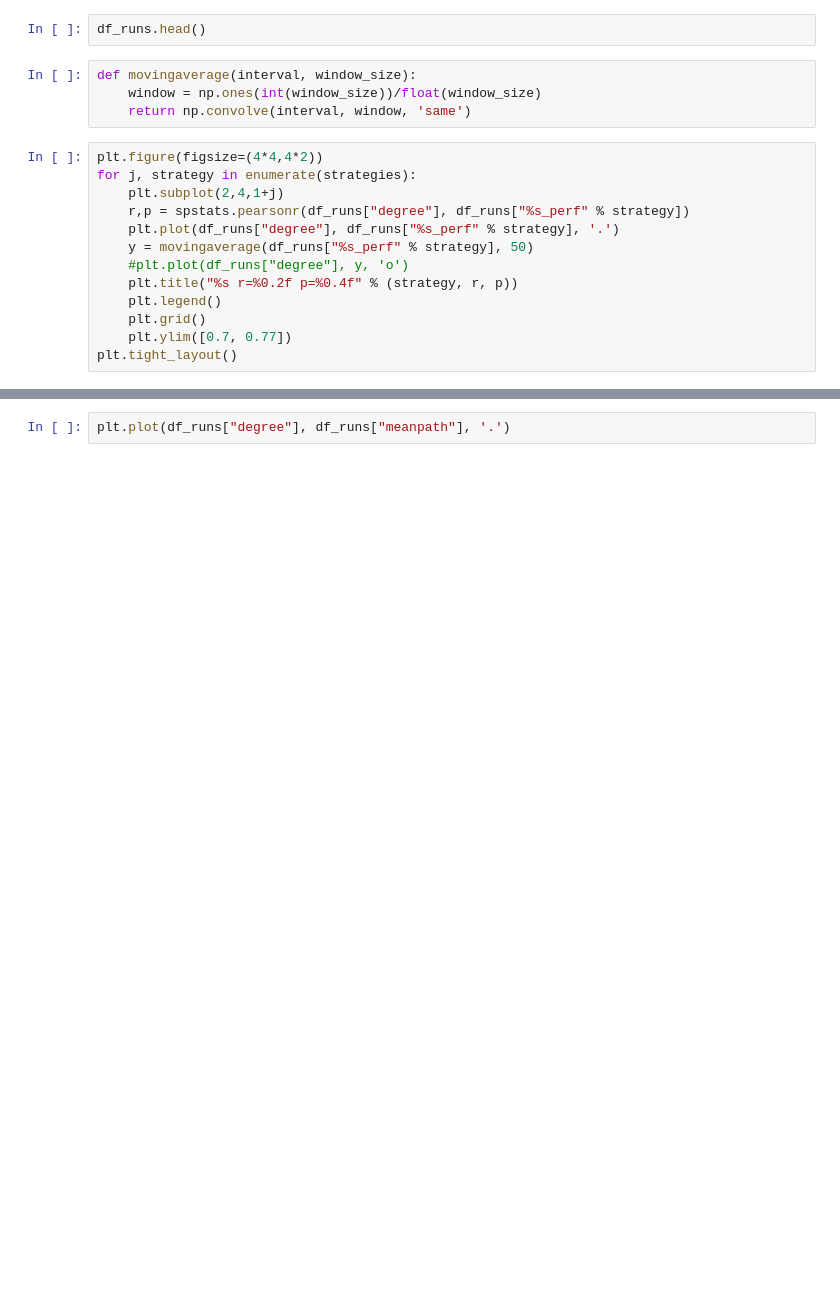
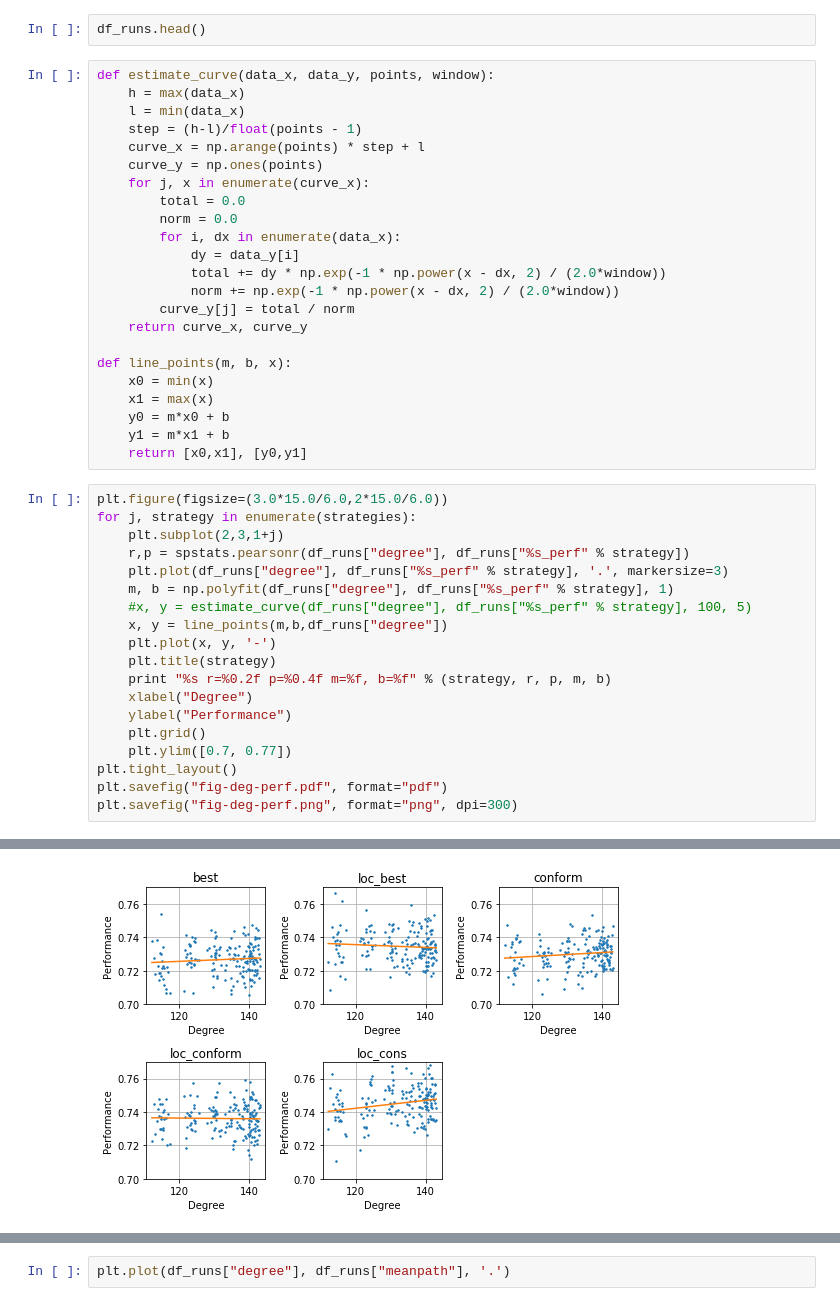
Before and after one commit to elplatt/NK-Net-Learn, a Jupyter notebook: Plot NK Network.ipynb, the cells around one changed output, grey strips where cells are left out. Drawn from its saved outputs; the diff is of its cells as text; blank space fills up the shorter version.

```diff
--- a/Plot NK Network.ipynb
+++ b/Plot NK Network.ipynb
@@ -145,19 +160,45 @@ plt.savefig("fig-val-iter.pdf", format="pdf")
 # %%
 df_runs.head()
-# %%
-def movingaverage(interval, window_size):
-    window = np.ones(int(window_size))/float(window_size)
-    return np.convolve(interval, window, 'same')
+# %%
+def estimate_curve(data_x, data_y, points, window):
+    h = max(data_x)
+    l = min(data_x)
+    step = (h-l)/float(points - 1)
+    curve_x = np.arange(points) * step + l
+    curve_y = np.ones(points)
+    for j, x in enumerate(curve_x):
+        total = 0.0
+        norm = 0.0
+        for i, dx in enumerate(data_x):
+            dy = data_y[i]
+            total += dy * np.exp(-1 * np.power(x - dx, 2) / (2.0*window))
+            norm += np.exp(-1 * np.power(x - dx, 2) / (2.0*window))
+        curve_y[j] = total / norm
+    return curve_x, curve_y
+
+def line_points(m, b, x):
+    x0 = min(x)
+    x1 = max(x)
+    y0 = m*x0 + b
+    y1 = m*x1 + b
+    return [x0,x1], [y0,y1]
 # %%
-plt.figure(figsize=(4*4,4*2))
+plt.figure(figsize=(3.0*15.0/6.0,2*15.0/6.0))
 for j, strategy in enumerate(strategies):
-    plt.subplot(2,4,1+j)
+    plt.subplot(2,3,1+j)
     r,p = spstats.pearsonr(df_runs["degree"], df_runs["%s_perf" % strategy])
-    plt.plot(df_runs["degree"], df_runs["%s_perf" % strategy], '.')
-    y = movingaverage(df_runs["%s_perf" % strategy], 50)
-    #plt.plot(df_runs["degree"], y, 'o')
-    plt.title("%s r=%0.2f p=%0.4f" % (strategy, r, p))
-    plt.legend()
+    plt.plot(df_runs["degree"], df_runs["%s_perf" % strategy], '.', markersize=3)
+    m, b = np.polyfit(df_runs["degree"], df_runs["%s_perf" % strategy], 1)
+    #x, y = estimate_curve(df_runs["degree"], df_runs["%s_perf" % strategy], 100, 5)
+    x, y = line_points(m,b,df_runs["degree"])
+    plt.plot(x, y, '-')
+    plt.title(strategy)
+    print "%s r=%0.2f p=%0.4f m=%f, b=%f" % (strategy, r, p, m, b)
+    xlabel("Degree")
+    ylabel("Performance")
     plt.grid()
     plt.ylim([0.7, 0.77])
 plt.tight_layout()
+plt.savefig("fig-deg-perf.pdf", format="pdf")
+plt.savefig("fig-deg-perf.png", format="png", dpi=300)
+# %% [output]
@@ -164 +210,2 @@ plt.tight_layout()
+[figure, added]
 # %%
```
Also changed, not shown: parts of 12 cells of this notebook.
